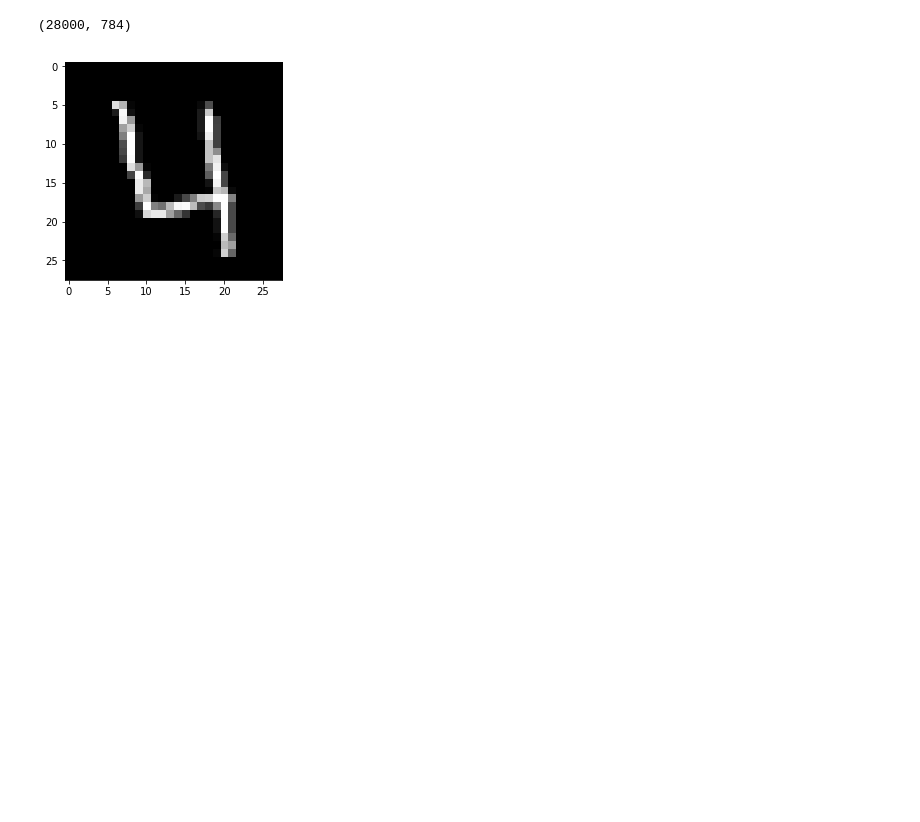
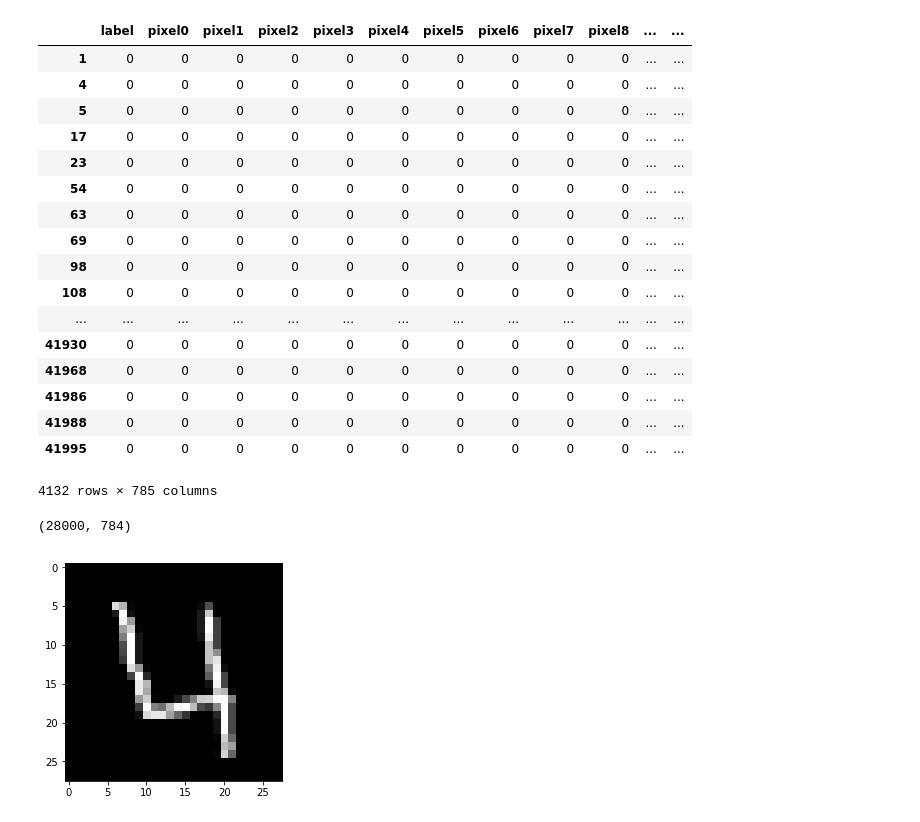
Before and after one commit to Belousych/ML, a Jupyter notebook: dz3/dz3.ipynb, the cells around one changed output. Saved outputs shown, nothing was run; the diff lists cells and outputs as text; code cells hidden in the pictures; blank space fills up the shorter version.

```diff
--- a/dz3/dz3.ipynb
+++ b/dz3/dz3.ipynb
@@ -8,6 +8,27 @@ import pandas as pd
 # %%
 train = pd.read_csv('./src/train.csv')
 test = pd.read_csv('./src/test.csv')
+# %%
+train.loc[train['label'] == 0]
+# %% [output]
+|  | label | pixel0 | pixel1 | pixel2 | pixel3 | pixel4 | pixel5 | pixel6 | pixel7 | pixel8 | ... | ... |
+| 1 | 0 | 0 | 0 | 0 | 0 | 0 | 0 | 0 | 0 | 0 | ... | ... |
+| 4 | 0 | 0 | 0 | 0 | 0 | 0 | 0 | 0 | 0 | 0 | ... | ... |
+| 5 | 0 | 0 | 0 | 0 | 0 | 0 | 0 | 0 | 0 | 0 | ... | ... |
+| 17 | 0 | 0 | 0 | 0 | 0 | 0 | 0 | 0 | 0 | 0 | ... | ... |
+| 23 | 0 | 0 | 0 | 0 | 0 | 0 | 0 | 0 | 0 | 0 | ... | ... |
+| 54 | 0 | 0 | 0 | 0 | 0 | 0 | 0 | 0 | 0 | 0 | ... | ... |
+| 63 | 0 | 0 | 0 | 0 | 0 | 0 | 0 | 0 | 0 | 0 | ... | ... |
+| 69 | 0 | 0 | 0 | 0 | 0 | 0 | 0 | 0 | 0 | 0 | ... | ... |
+| 98 | 0 | 0 | 0 | 0 | 0 | 0 | 0 | 0 | 0 | 0 | ... | ... |
+| 108 | 0 | 0 | 0 | 0 | 0 | 0 | 0 | 0 | 0 | 0 | ... | ... |
+| ... | ... | ... | ... | ... | ... | ... | ... | ... | ... | ... | ... | ... |
+| 41930 | 0 | 0 | 0 | 0 | 0 | 0 | 0 | 0 | 0 | 0 | ... | ... |
+| 41968 | 0 | 0 | 0 | 0 | 0 | 0 | 0 | 0 | 0 | 0 | ... | ... |
+| 41986 | 0 | 0 | 0 | 0 | 0 | 0 | 0 | 0 | 0 | 0 | ... | ... |
+| 41988 | 0 | 0 | 0 | 0 | 0 | 0 | 0 | 0 | 0 | 0 | ... | ... |
+| 41995 | 0 | 0 | 0 | 0 | 0 | 0 | 0 | 0 | 0 | 0 | ... | ... |
+4132 rows × 785 columns
 # %%
 Y  = train['label'].values
 # %%
```
Also changed, not shown: parts of 1 cell of this notebook.
